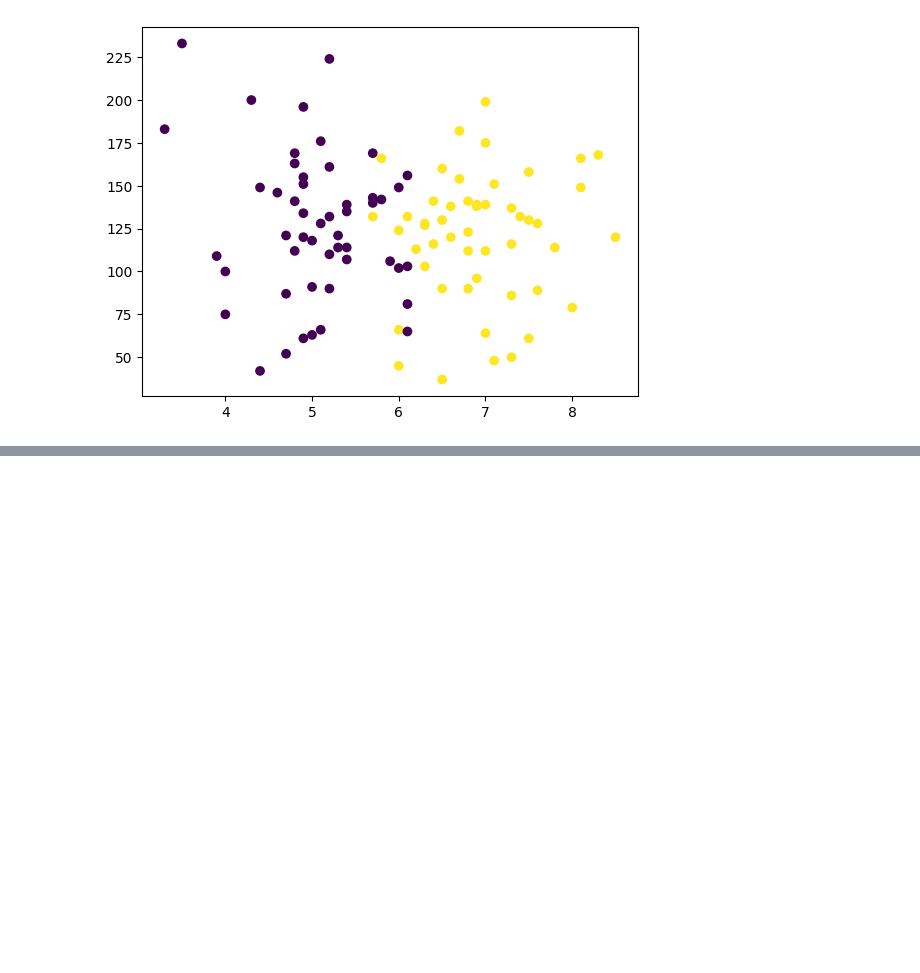
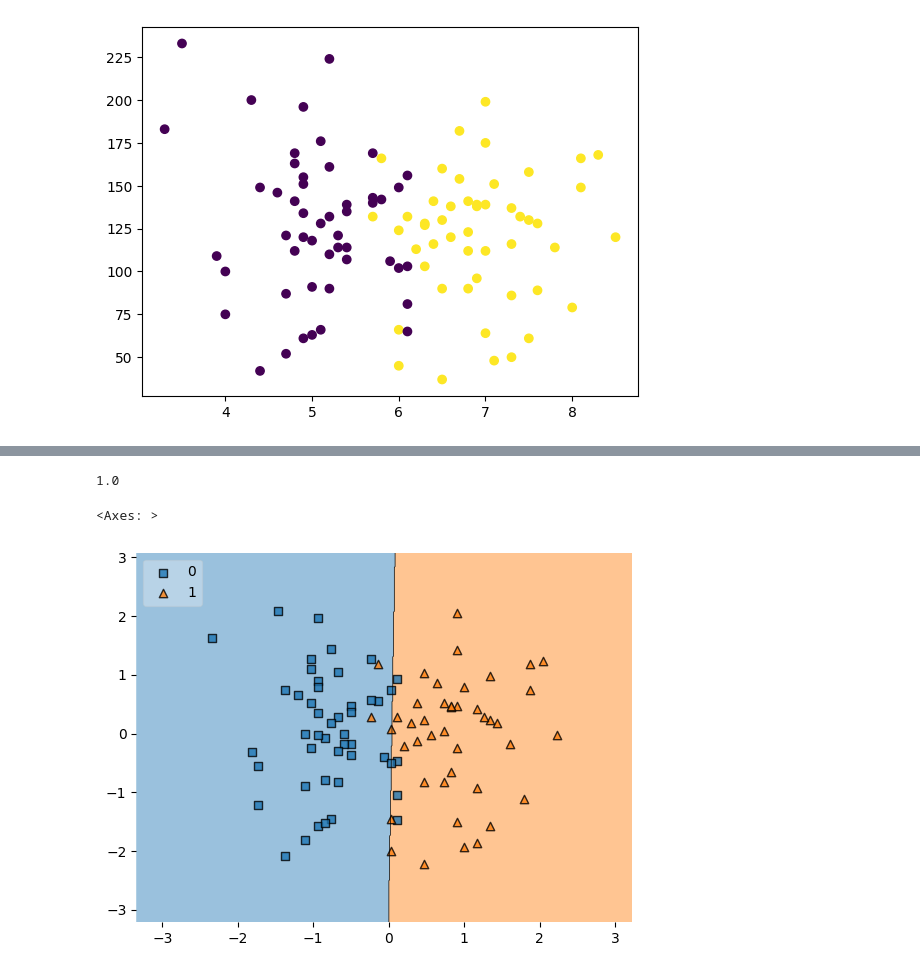
Before and after one commit to samarthlawania/Machine-Learning, a Jupyter notebook: Tensor.ipynb, the cells around one changed output, grey strips where cells are left out. Cells and saved outputs as stored; diff of their text form; code cells hidden in the pictures; blank space fills up the shorter version.

```diff
--- a/Tensor.ipynb
+++ b/Tensor.ipynb
@@ -94,0 +137,2 @@ plt.scatter(df['cgpa'],df['iq'],c=df['placement'])
+# %%
+X_train,X_test,y_train,y_test = train_test_split(X,Y,test_size=0.1)
@@ -94,0 +203,4 @@ plt.scatter(df['cgpa'],df['iq'],c=df['placement'])
+# %%
+scaler = StandardScaler()
+# %%
+X_train = scaler.fit_transform(X_train)
@@ -94,0 +242,4 @@ plt.scatter(df['cgpa'],df['iq'],c=df['placement'])
+# %%
+from sklearn.linear_model import LogisticRegression
+clf = LogisticRegression()
+clf.fit(X_train,y_train)
@@ -94,0 +265,5 @@ plt.scatter(df['cgpa'],df['iq'],c=df['placement'])
+# %%
+from sklearn.metrics import accuracy_score
+accuracy_score(y_test,y_pred)
+# %% [output]
+1.0
@@ -94,0 +272,5 @@ plt.scatter(df['cgpa'],df['iq'],c=df['placement'])
+# %%
+plot_decision_regions(X_train, y_train.values, clf=clf, legend=2)
+# %% [output]
+<Axes: >
+[figure, added]
```
Also changed, not shown: parts of 19 cells of this notebook.
